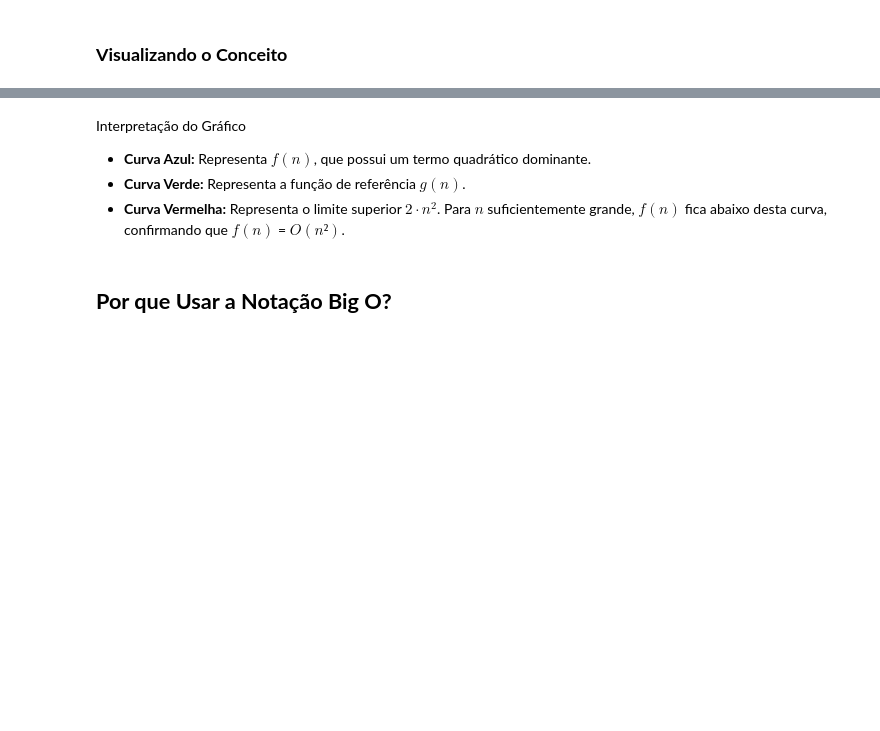
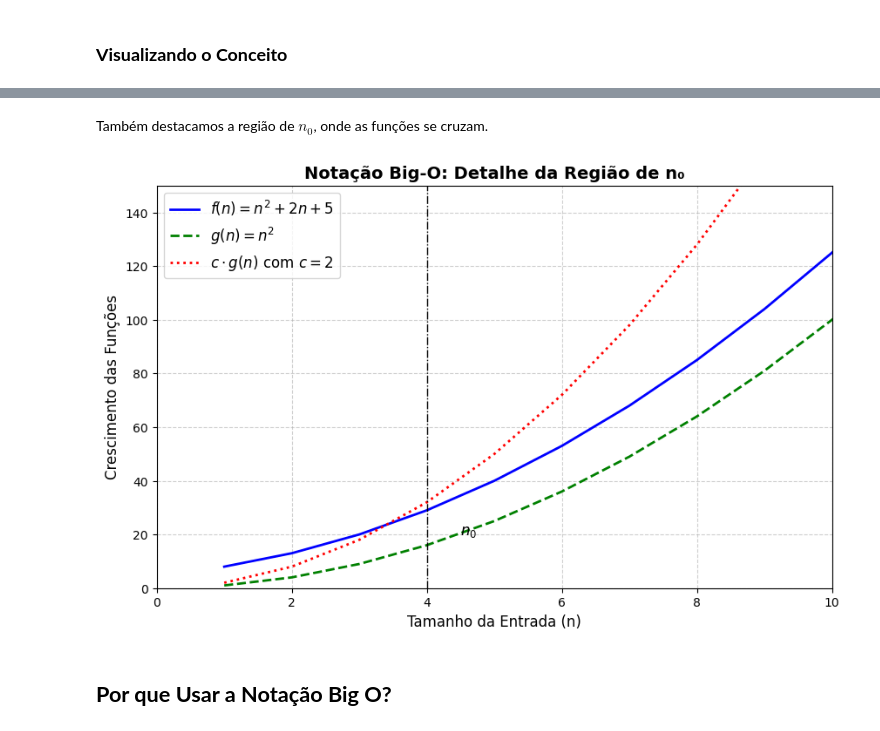
Before and after one commit to tiagopessoalima/ED2, a Jupyter notebook: Aula_Semana_01_(ED2).ipynb, the cells around one changed output, grey strips where cells are left out. Cells and saved outputs as stored; diff of their text form; code cells hidden in the pictures; blank space fills up the shorter version.

```diff
--- a/Aula_Semana_01_(ED2).ipynb
+++ b/Aula_Semana_01_(ED2).ipynb
@@ -113,9 +145,33 @@ plt.show()
-# %% [markdown]
-Interpretação do Gráfico
-
-- **Curva Azul:** Representa $f(n)$, que possui um termo quadrático dominante.
-- **Curva Verde:** Representa a função de referência $g(n)$.
-- **Curva Vermelha:** Representa o limite superior $2 \cdot n^2$. Para $n$ suficientemente grande, $f(n)$ fica abaixo desta curva, confirmando que $f(n)$ = $O(n²)$.
+# %% [markdown]
+Também destacamos a região de $n_0$, onde as funções se cruzam.
+# %%
+# Criando o gráfico com zoom na região de n_0
+plt.figure(figsize=(10, 6))
+
+# Plot das funções
+plt.plot(n, f_n, label=r'$f(n) = n^2 + 2n + 5$', color='blue', linewidth=2)
+plt.plot(n, g_n, label=r'$g(n) = n^2$', color='green', linestyle='dashed', linewidth=2)
+plt.plot(n, upper_bound, label=r'$c \cdot g(n)$ com $c=2$', color='red', linestyle='dotted', linewidth=2)
+
+# Adicionando detalhes ao gráfico
+plt.xlabel('Tamanho da Entrada (n)', fontsize=12)
+plt.ylabel('Crescimento das Funções', fontsize=12)
+plt.title('Notação Big-O: Detalhe da Região de n₀', fontsize=14, fontweight='bold')
+plt.legend(fontsize=12)
+plt.grid(True, linestyle='--', alpha=0.6)
+
+# Adicionando anotação para destacar n_0
+plt.axvline(x=n_0, color='black', linestyle='dashdot', linewidth=1)
+plt.text(n_0 + 0.5, 20, r'$n_0$', fontsize=12, color='black')
+
+# Definir limites para focar na região ao redor de n_0
+plt.xlim(0, 10)
+plt.ylim(0, 150)
+
+# Exibir o gráfico
+plt.show()
+# %% [output]
+[figure, added]
 # %% [markdown]
 ## **Por que Usar a Notação Big O?**
 # %% [markdown]
```
Also changed, not shown: parts of 39 cells of this notebook.
